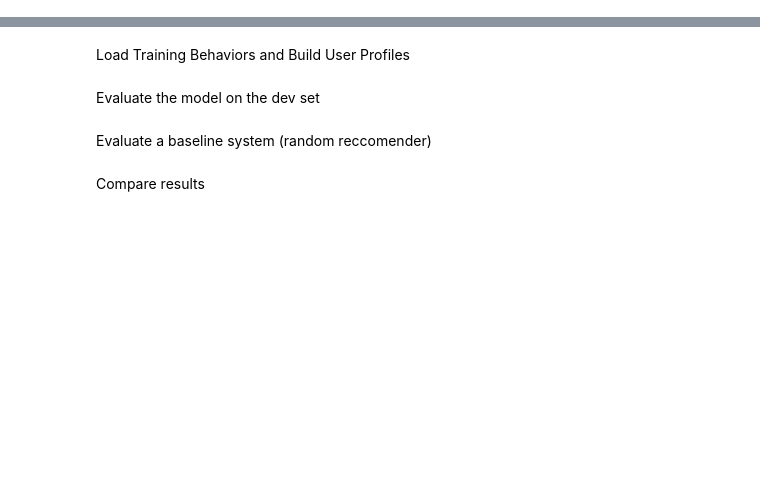
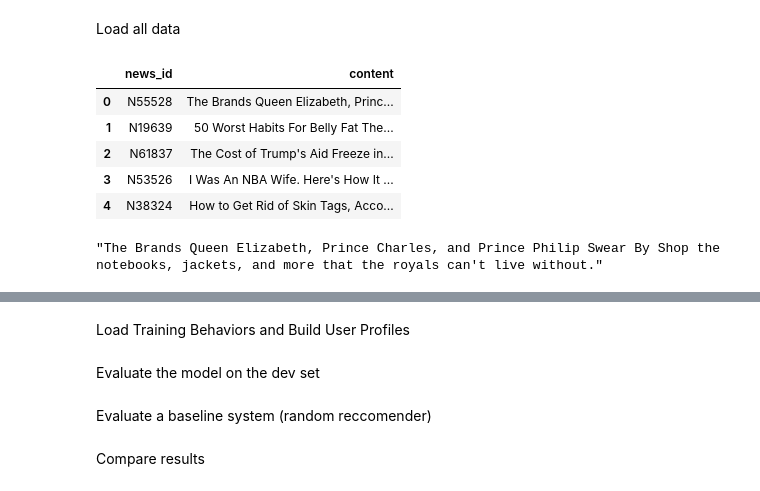
Before and after one commit to EliaTosin/DataAnaCla25, a Jupyter notebook: flipped_11/flipped_11.ipynb, the cells around one changed output, grey strips where cells are left out. Drawn from its saved outputs; the diff is of its cells as text; code cells hidden in the pictures; blank space fills up the shorter version.

```diff
--- a/flipped_11/flipped_11.ipynb
+++ b/flipped_11/flipped_11.ipynb
@@ -9 +11,27 @@ from sklearn.metrics import roc_auc_score
 from tqdm import tqdm
+# %% [markdown]
+Load all data
+# %%
+def load_news(news_path):
+    df = pd.read_csv(news_path, sep='\t', header=None,
+                     names=['news_id', 'category', 'subcategory', 'title', 'abstract', 'url', 'title_entities', 'abstract_entities'])
+    df['content'] = df['title'].fillna('') + ' ' + df['abstract'].fillna('')
+    return df[['news_id', 'content']]
+
+train_news = load_news('MINDsmall_train/news.tsv')
+dev_news = load_news('MINDsmall_dev/news.tsv')
+# Check for duplicates on news_id and content
+all_news = pd.concat([train_news, dev_news]).drop_duplicates(['news_id', 'content'])
+# %%
+all_news.head()
+# %% [output]
+|  | news_id | content |
+| 0 | N55528 | The Brands Queen Elizabeth, Princ... |
+| 1 | N19639 | 50 Worst Habits For Belly Fat The... |
+| 2 | N61837 | The Cost of Trump's Aid Freeze in... |
+| 3 | N53526 | I Was An NBA Wife. Here's How It ... |
+| 4 | N38324 | How to Get Rid of Skin Tags, Acco... |
+# %%
+all_news.loc[0].content
+# %% [output]
+"The Brands Queen Elizabeth, Prince Charles, and Prince Philip Swear By Shop the notebooks, jackets, and more that the royals can't live without."
```
Also changed, not shown: parts of 11 cells of this notebook.
